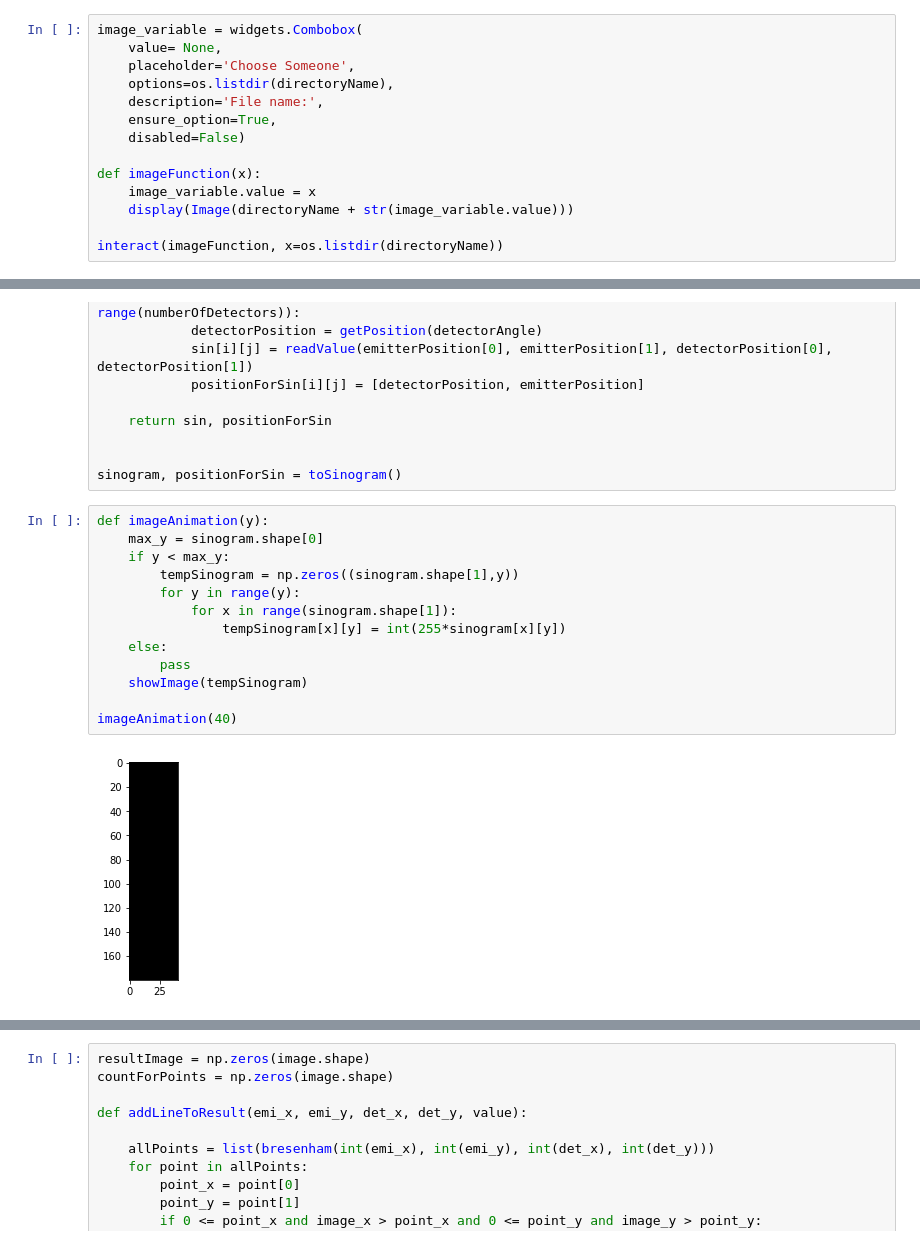
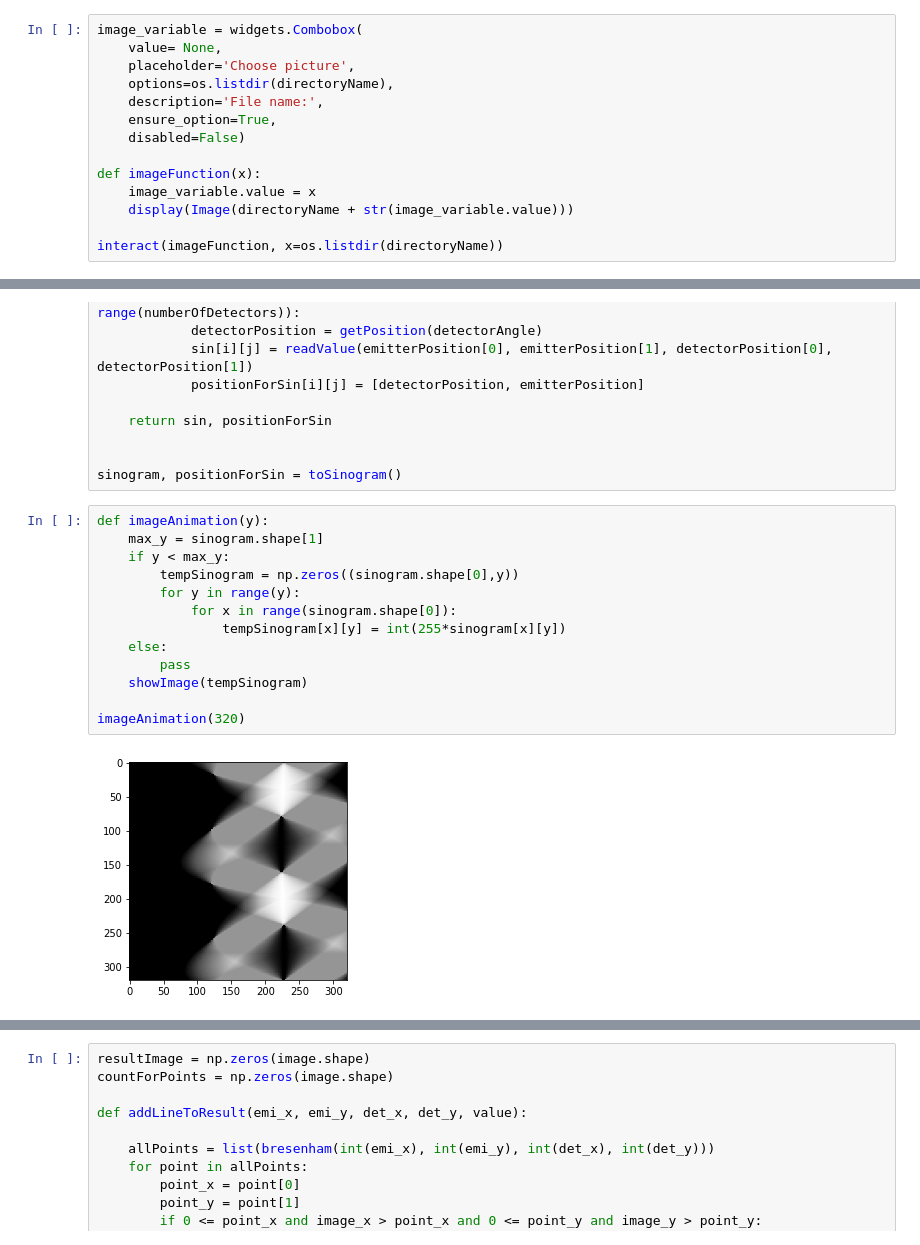
Before and after one commit to EwaKomkowska/Informatyka_w_medycynie, a Jupyter notebook: Tomografv0.ipynb, the cells around one changed output, grey strips where cells are left out. Saved outputs shown, nothing was run; the diff lists cells and outputs as text.

```diff
--- a/Tomografv0.ipynb
+++ b/Tomografv0.ipynb
@@ -62,7 +37,7 @@ radius = circleCoords['r']
 # %%
 image_variable = widgets.Combobox(
     value= None,
-    placeholder='Choose Someone',
+    placeholder='Choose picture',
     options=os.listdir(directoryName),
     description='File name:',
     ensure_option=True,
@@ -160,17 +143,17 @@ def toSinogram():
 sinogram, positionForSin = toSinogram()
 # %%
 def imageAnimation(y):
-    max_y = sinogram.shape[0]
+    max_y = sinogram.shape[1]
     if y < max_y:
-        tempSinogram = np.zeros((sinogram.shape[1],y))
+        tempSinogram = np.zeros((sinogram.shape[0],y))
         for y in range(y):
-            for x in range(sinogram.shape[1]):
+            for x in range(sinogram.shape[0]):
                 tempSinogram[x][y] = int(255*sinogram[x][y])
     else:
         pass
     showImage(tempSinogram)
 
-imageAnimation(40)
+imageAnimation(320)
 # %% [output]
-[figure, old version]
+[figure, new version]
 # %%
```
Also changed, not shown: parts of 18 cells of this notebook.
